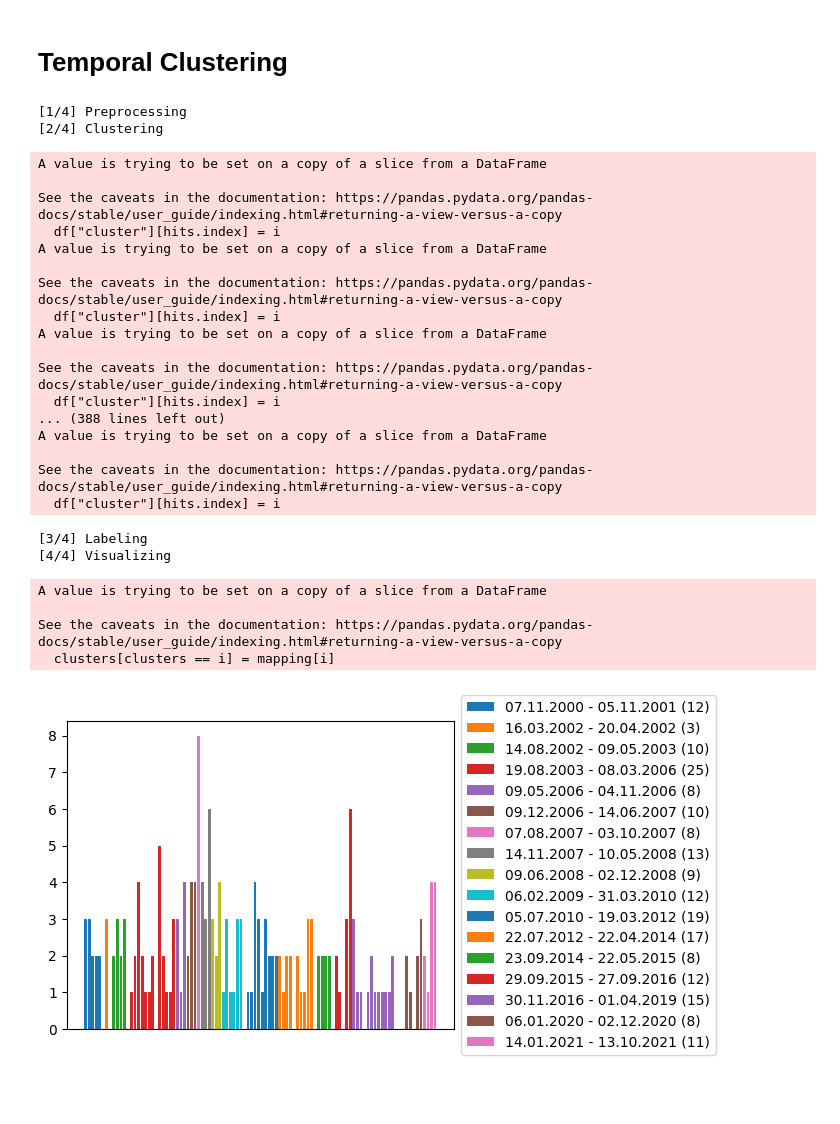
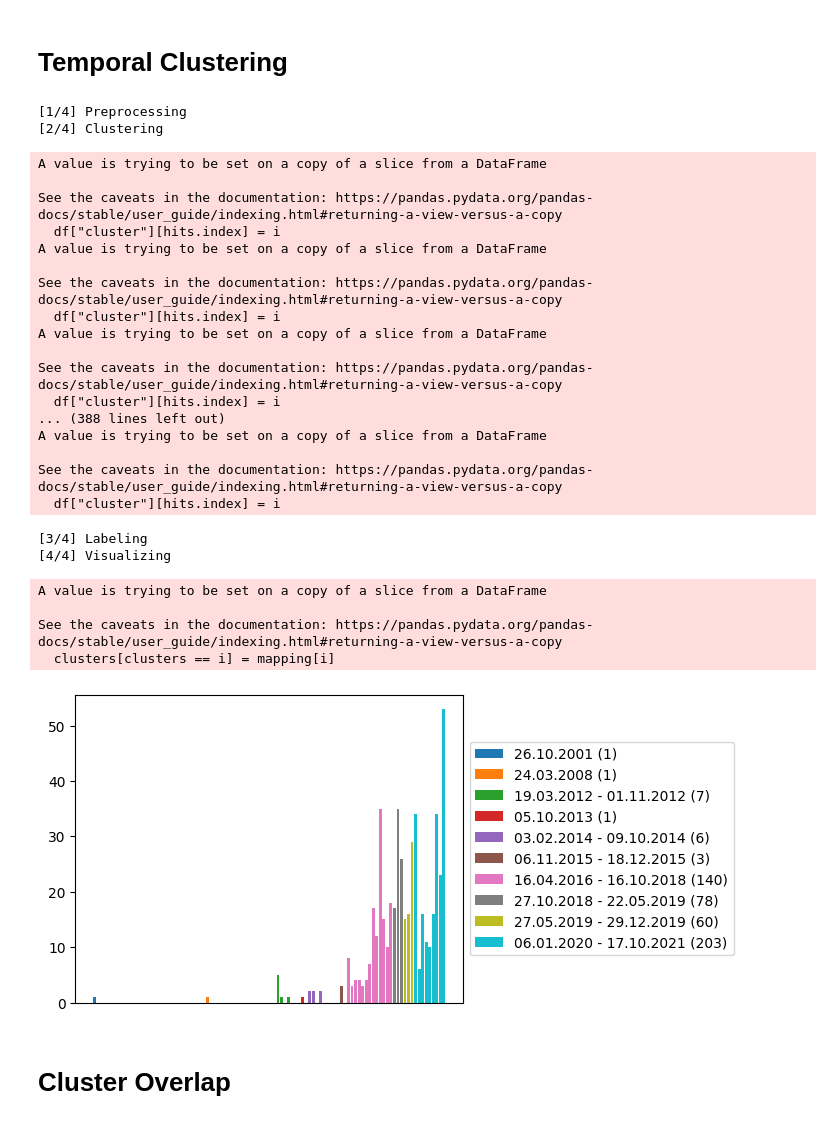
Before and after one commit to chbridges/search-result-clustering, a Jupyter notebook: faz_experiments.ipynb, the cells around one changed output. Drawn from its saved outputs; the diff is of its cells as text; code cells hidden in the pictures; blank space fills up the shorter version.

```diff
--- a/faz_experiments.ipynb
+++ b/faz_experiments.ipynb
@@ -15,7 +15,7 @@ from search_clustering.clustering.temporal import *
 from search_clustering.labeling import *
 # %%
 query = "energie"
-samples = 200
+samples = 500
 use_cached_data = True
 
 if not use_cached_data:
@@ -36,7 +36,7 @@ with open(f"datasets/{query.replace(' ', '_')}.json", "r") as json_file:
     results = [
         res
         for res in results
-        if res["_source"]["publication_date"] is not None
+        #if res["_source"]["publication_date"] is not None
         #and "\n" in res["_source"]["body"]
     ][:samples]
 
@@ -349,35 +362,37 @@ len(labels)
 # %% [markdown]
 # Temporal Clustering
 # %%
-pipe = TemporalPipeline(DummyPreprocessor(), TemporalClustering(target_bins=len(labels)), TemporalLabeling())
-docs_temp, clusters_temp, labels_temp = pipe.fit_transform(results)
+pipe = TemporalPipeline(DummyPreprocessor(), TemporalClustering(target_bins=10), TemporalLabeling())
+docs_temp, clusters_temp, labels_temp = pipe.fit_transform(results, query=query)
 # %% [output]
 [1/4] Preprocessing
 [2/4] Clustering
 A value is trying to be set on a copy of a slice from a DataFrame
 
 See the caveats in the documentation: https://pandas.pydata.org/pandas-docs/stable/user_guide/indexing.html#returning-a-view-versus-a-copy
   df["cluster"][hits.index] = i
 A value is trying to be set on a copy of a slice from a DataFrame
 
 See the caveats in the documentation: https://pandas.pydata.org/pandas-docs/stable/user_guide/indexing.html#returning-a-view-versus-a-copy
   df["cluster"][hits.index] = i
 A value is trying to be set on a copy of a slice from a DataFrame
 
 See the caveats in the documentation: https://pandas.pydata.org/pandas-docs/stable/user_guide/indexing.html#returning-a-view-versus-a-copy
   df["cluster"][hits.index] = i
 ... (388 lines left out)
 A value is trying to be set on a copy of a slice from a DataFrame
 
 See the caveats in the documentation: https://pandas.pydata.org/pandas-docs/stable/user_guide/indexing.html#returning-a-view-versus-a-copy
   df["cluster"][hits.index] = i
 [3/4] Labeling
 [4/4] Visualizing
 A value is trying to be set on a copy of a slice from a DataFrame
 
 See the caveats in the documentation: https://pandas.pydata.org/pandas-docs/stable/user_guide/indexing.html#returning-a-view-versus-a-copy
   clusters[clusters == i] = mapping[i]
-[figure, old version]
+[figure, new version]
+# %% [markdown]
+# Cluster Overlap
 # %%
 from sklearn.metrics import adjusted_rand_score
 from sklearn.model_selection import ParameterGrid
```
Also changed, not shown: parts of 10 cells of this notebook.
